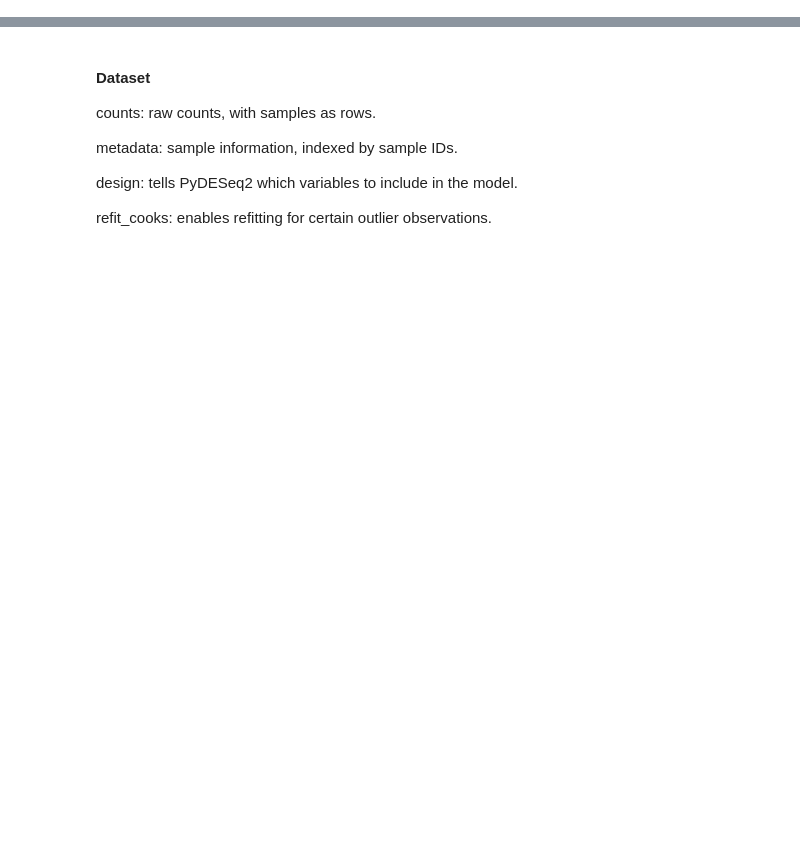
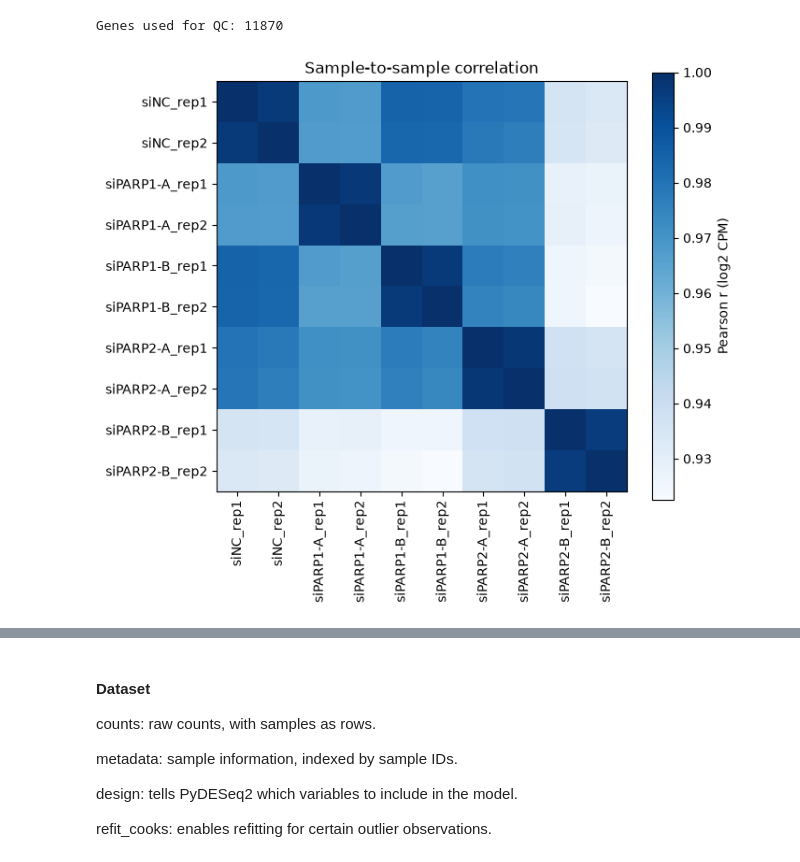
Before and after one commit to pietschM13/siRNA_off_target_effects, a Jupyter notebook: notebooks/GSE114273/03_differential_expression.ipynb, the cells around one changed output, grey strips where cells are left out. Drawn from its saved outputs; the diff is of its cells as text; code cells hidden in the pictures; blank space fills up the shorter version.

```diff
--- a/notebooks/GSE114273/03_differential_expression.ipynb
+++ b/notebooks/GSE114273/03_differential_expression.ipynb
@@ -70,19 +28,17 @@ raw_counts_selected = raw_counts[
 # %%
-# Rename samples for clarity
-
+## siRNA experiment only: GSM3138707-16. The GEO file also holds the 8 PARP-inhibitor samples (GSM3138699-706)
 sample_labels = {
-    "GSM3138707": "siNC_rep1",
-    "GSM3138708": "siNC_rep2",
-    "GSM3138709": "siPARP1-A_rep1",
-    "GSM3138710": "siPARP1-A_rep2",
-    "GSM3138711": "siPARP1-B_rep1",
-    "GSM3138712": "siPARP1-B_rep2",
-    "GSM3138713": "siPARP2-A_rep1",
-    "GSM3138714": "siPARP2-A_rep2",
-    "GSM3138715": "siPARP2-B_rep1",
-    "GSM3138716": "siPARP2-B_rep2"
+    "GSM3138707": "siNC_rep1",      "GSM3138708": "siNC_rep2",
+    "GSM3138709": "siPARP1-A_rep1", "GSM3138710": "siPARP1-A_rep2",
+    "GSM3138711": "siPARP1-B_rep1", "GSM3138712": "siPARP1-B_rep2",
+    "GSM3138713": "siPARP2-A_rep1", "GSM3138714": "siPARP2-A_rep2",
+    "GSM3138715": "siPARP2-B_rep1", "GSM3138716": "siPARP2-B_rep2",
 }
 
-raw_counts_selected = raw_counts_selected.rename(
-    columns=sample_labels
+counts_raw = (
+    annot_pc[["GeneID", "EnsemblGeneID"]]
+    .merge(counts_geo[["GeneID"] + list(sample_labels)], on="GeneID", how="inner", validate="one_to_one")
+    .set_index("EnsemblGeneID")
+    .drop(columns="GeneID")
+    .rename(columns=sample_labels)
 )
@@ -290,0 +114,20 @@ dds = DeseqDataSet(
+# %%
+## Sample QC on log2-CPM of reasonably expressed genes (>= 1 CPM in at least half of the samples)
+cpm = counts_raw / counts_raw.sum() * 1e6
+qc_genes = (cpm >= 1).sum(axis=1) >= counts_raw.shape[1] / 2
+log_cpm = np.log2(cpm[qc_genes] + 1)
+print("Genes used for QC:", qc_genes.sum())          # expect 11870
+
+sample_corr = log_cpm.corr()
+
+fig, ax = plt.subplots(figsize=(7, 6))
+im = ax.imshow(sample_corr, cmap="Blues", vmin=sample_corr.values.min(), vmax=1)
+ax.set_xticks(range(len(sample_corr)), sample_corr.columns, rotation=90)
+ax.set_yticks(range(len(sample_corr)), sample_corr.index)
+fig.colorbar(im, ax=ax, label="Pearson r (log2 CPM)")
+ax.set_title("Sample-to-sample correlation")
+plt.tight_layout()
+plt.show()
+# %% [output]
+Genes used for QC: 11870
+[figure, added]
```
Also changed, not shown: parts of 54 cells of this notebook.
